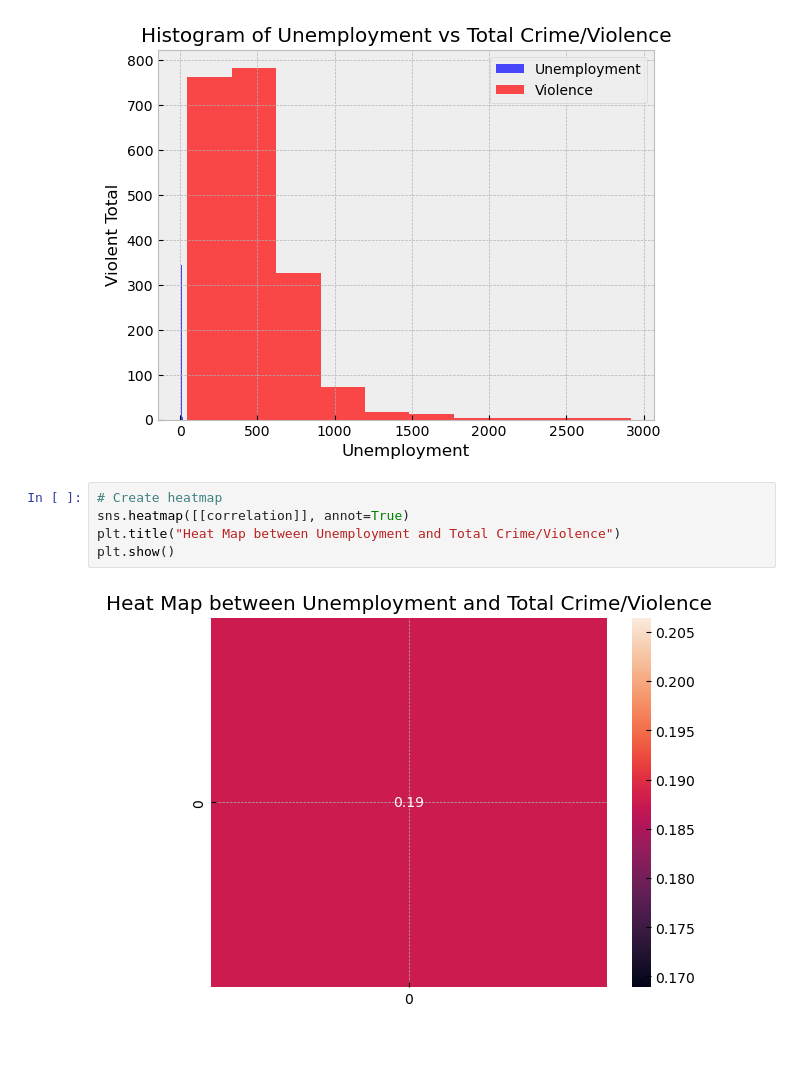
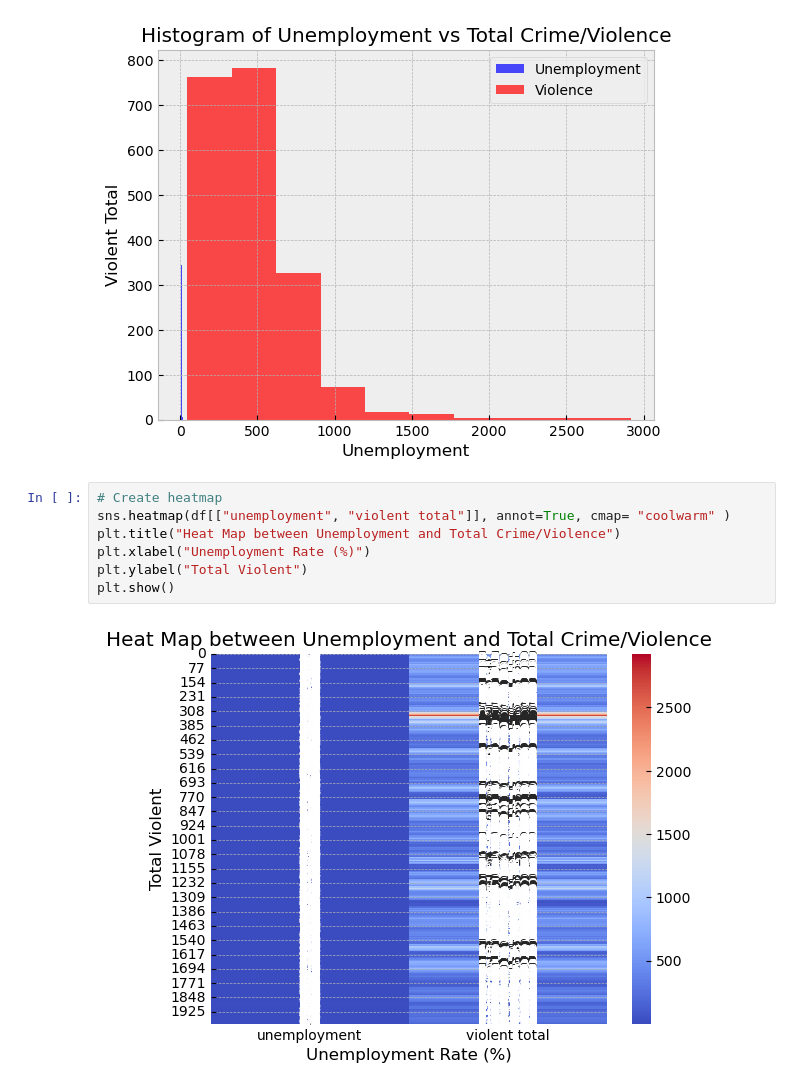
Before and after one commit to ar23aff/applied_assignment_1, a Jupyter notebook: applied_assignment_1.ipynb, the cells around one changed output. Saved outputs shown, nothing was run; the diff lists cells and outputs as text; blank space fills up the shorter version.

```diff
--- a/applied_assignment_1.ipynb
+++ b/applied_assignment_1.ipynb
@@ -50,8 +50,10 @@ plt.show()
 [figure]
 # %%
 # Create heatmap
-sns.heatmap([[correlation]], annot=True)
+sns.heatmap(df[["unemployment", "violent total"]], annot=True, cmap= "coolwarm" )
 plt.title("Heat Map between Unemployment and Total Crime/Violence")
+plt.xlabel("Unemployment Rate (%)")
+plt.ylabel("Total Violent")
 plt.show()
 # %% [output]
-[figure, old version]
+[figure, new version]
```
